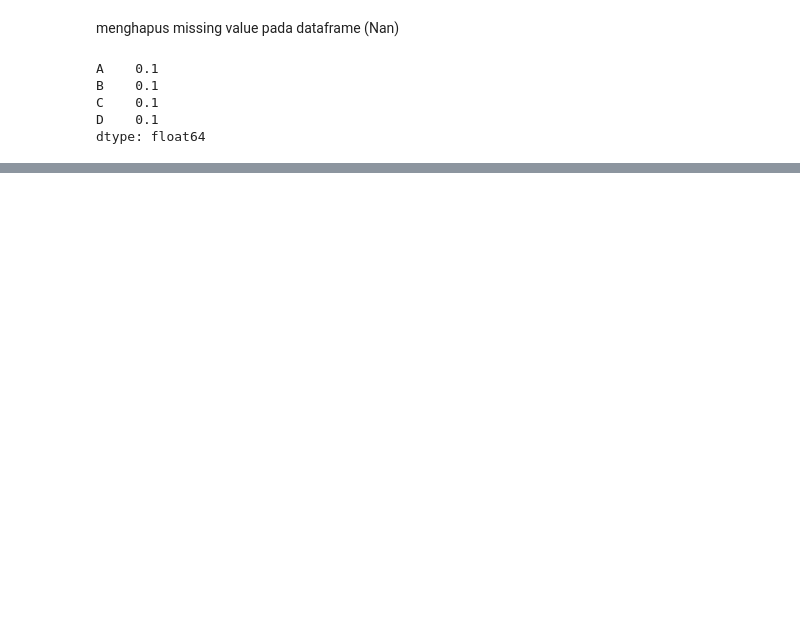
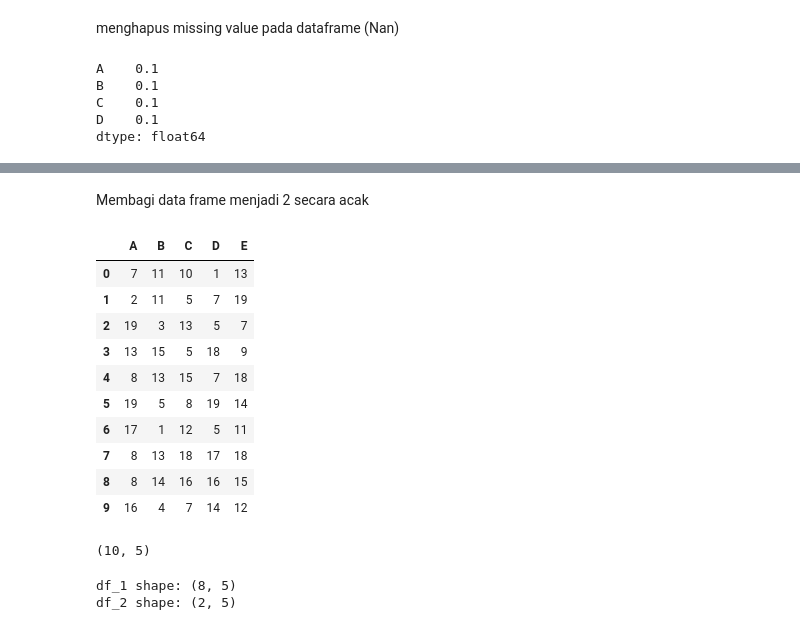
Before and after one commit to ahmdbnrsl/From-Python-to-ML, a Jupyter notebook: BASIC_ML/pandas.ipynb, the cells around one changed output, grey strips where cells are left out. Drawn from its saved outputs; the diff is of its cells as text; code cells hidden in the pictures; blank space fills up the shorter version.

```diff
--- a/BASIC_ML/pandas.ipynb
+++ b/BASIC_ML/pandas.ipynb
@@ -459,0 +515,37 @@ df
+# %% [markdown]
+Membagi data frame menjadi 2 secara acak
+# %%
+import pandas as pd
+import numpy as np
+
+n_rows = 10
+n_cols = 5
+cols = tuple('ABCDE')
+df = pd.DataFrame(np.random.randint(1, 20, size=(n_rows, n_cols)), columns=cols)
+df
+# %% [output]
+|  | A | B | C | D | E |
+| 0 | 7 | 11 | 10 | 1 | 13 |
+| 1 | 2 | 11 | 5 | 7 | 19 |
+| 2 | 19 | 3 | 13 | 5 | 7 |
+| 3 | 13 | 15 | 5 | 18 | 9 |
+| 4 | 8 | 13 | 15 | 7 | 18 |
+| 5 | 19 | 5 | 8 | 19 | 14 |
+| 6 | 17 | 1 | 12 | 5 | 11 |
+| 7 | 8 | 13 | 18 | 17 | 18 |
+| 8 | 8 | 14 | 16 | 16 | 15 |
+| 9 | 16 | 4 | 7 | 14 | 12 |
+# %%
+df.shape
+# %% [output]
+(10, 5)
+# %%
+proportion = 0.8
+df_1 = df.sample(frac=proportion)
+df_2 = df.drop(df_1.index)
+
+print(f'df_1 shape: {df_1.shape}')
+print(f'df_2 shape: {df_2.shape}')
+# %% [output]
+df_1 shape: (8, 5)
+df_2 shape: (2, 5)
```
Also changed, not shown: parts of 53 cells of this notebook, 1 other file.
